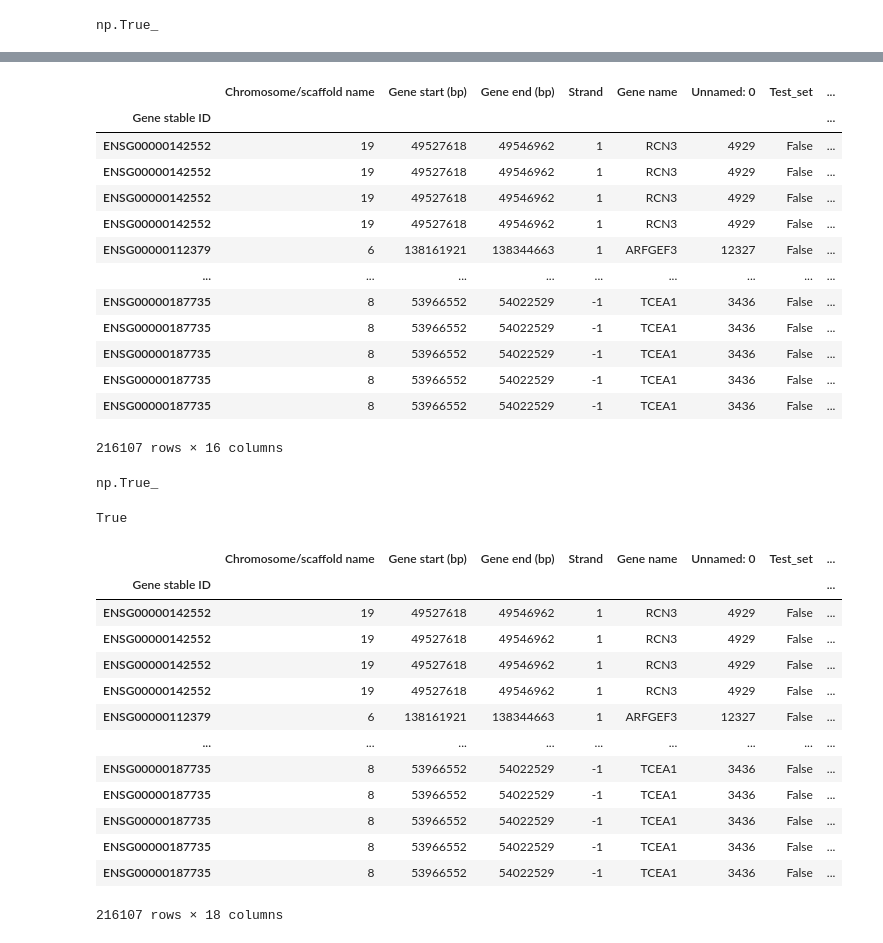
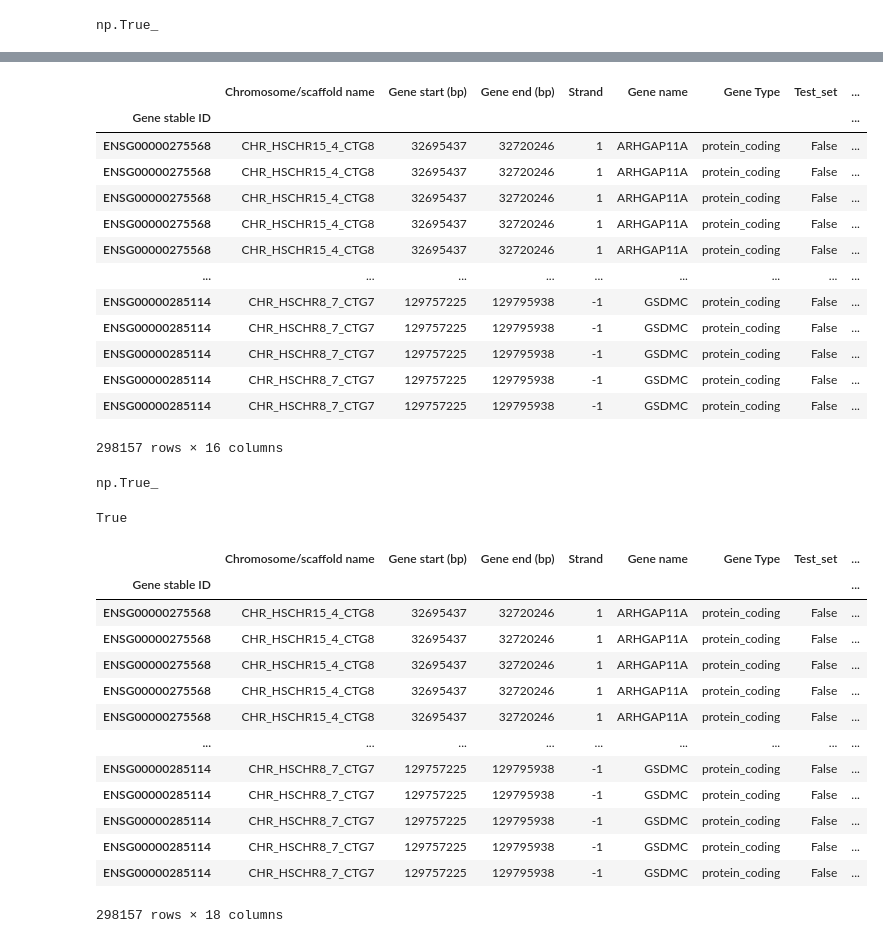
Before and after one commit to jackdesmarais/SAE_Hackathon, a Jupyter notebook: data/whole_genome/chunk_processing.ipynb, the cells around one changed output, grey strips where cells are left out. Saved outputs shown, nothing was run; the diff lists cells and outputs as text; code cells hidden in the pictures.

```diff
--- a/data/whole_genome/chunk_processing.ipynb
+++ b/data/whole_genome/chunk_processing.ipynb
@@ -5,7 +6,7 @@ import pandas as pd
 # %% [output]
 /grid/kinney/home/desmara/MPSA_pred/SOTA_models/head_interpretation/SAE_Hackathon/data/whole_genome
 # %%
-gene_split = pd.read_csv('./canonical_gene_split.csv', index_col=[0])
+gene_split = pd.read_csv('./gene_split.csv', index_col=[0])
 display(gene_split.head())
 gene_data = pd.read_csv('./gene_data.csv', index_col=[0])
 display(gene_data.head())
@@ -25,0 +44,3 @@ display(gene_data.head())
+# %%
+only_split_genes = gene_data[gene_data.index.isin(gene_split.gene)]
+only_split_genes
@@ -26,5 +95,5 @@ display(gene_data.head())
 # %%
-to_chunk = pd.merge(left=gene_data, right=gene_split, left_index=True, right_on='gene', how='inner')
+to_chunk = pd.merge(left=only_split_genes, right=gene_split, left_index=True, right_on='gene', how='inner')
 to_chunk.rename(columns={'gene': 'Gene stable ID'}, inplace=True)
 to_chunk.set_index('Gene stable ID', inplace=True)
 to_chunk
@@ -99,19 +168,19 @@ Length: 216107, dtype: int64
 # %%
-gene_chunks['AdjustedEnd'] = gene_chunks['ChunkEnd']+5000 - (gene_chunks['ChunkEnd']-gene_chunks['ChunkStart'])
+gene_chunks['AdjustedEnd'] = gene_chunks['ChunkEnd']+4999 - (gene_chunks['ChunkEnd']-gene_chunks['ChunkStart'])
 gene_chunks
 # %% [output]
-|  | Chromosome/scaffold name | Gene start (bp) | Gene end (bp) | Strand | Gene name | Unnamed: 0 | Test_set | ... |
+|  | Chromosome/scaffold name | Gene start (bp) | Gene end (bp) | Strand | Gene name | Gene Type | Test_set | ... |
 | Gene stable ID |  |  |  |  |  |  |  | ... |
-| ENSG00000142552 | 19 | 49527618 | 49546962 | 1 | RCN3 | 4929 | False | ... |
-| ENSG00000142552 | 19 | 49527618 | 49546962 | 1 | RCN3 | 4929 | False | ... |
-| ENSG00000142552 | 19 | 49527618 | 49546962 | 1 | RCN3 | 4929 | False | ... |
-| ENSG00000142552 | 19 | 49527618 | 49546962 | 1 | RCN3 | 4929 | False | ... |
-| ENSG00000112379 | 6 | 138161921 | 138344663 | 1 | ARFGEF3 | 12327 | False | ... |
+| ENSG00000275568 | CHR_HSCHR15_4_CTG8 | 32695437 | 32720246 | 1 | ARHGAP11A | protein_coding | False | ... |
+| ENSG00000275568 | CHR_HSCHR15_4_CTG8 | 32695437 | 32720246 | 1 | ARHGAP11A | protein_coding | False | ... |
+| ENSG00000275568 | CHR_HSCHR15_4_CTG8 | 32695437 | 32720246 | 1 | ARHGAP11A | protein_coding | False | ... |
+| ENSG00000275568 | CHR_HSCHR15_4_CTG8 | 32695437 | 32720246 | 1 | ARHGAP11A | protein_coding | False | ... |
+| ENSG00000275568 | CHR_HSCHR15_4_CTG8 | 32695437 | 32720246 | 1 | ARHGAP11A | protein_coding | False | ... |
 | ... | ... | ... | ... | ... | ... | ... | ... | ... |
-| ENSG00000187735 | 8 | 53966552 | 54022529 | -1 | TCEA1 | 3436 | False | ... |
-| ENSG00000187735 | 8 | 53966552 | 54022529 | -1 | TCEA1 | 3436 | False | ... |
-| ENSG00000187735 | 8 | 53966552 | 54022529 | -1 | TCEA1 | 3436 | False | ... |
-| ENSG00000187735 | 8 | 53966552 | 54022529 | -1 | TCEA1 | 3436 | False | ... |
-| ENSG00000187735 | 8 | 53966552 | 54022529 | -1 | TCEA1 | 3436 | False | ... |
+| ENSG00000285114 | CHR_HSCHR8_7_CTG7 | 129757225 | 129795938 | -1 | GSDMC | protein_coding | False | ... |
+| ENSG00000285114 | CHR_HSCHR8_7_CTG7 | 129757225 | 129795938 | -1 | GSDMC | protein_coding | False | ... |
+| ENSG00000285114 | CHR_HSCHR8_7_CTG7 | 129757225 | 129795938 | -1 | GSDMC | protein_coding | False | ... |
+| ENSG00000285114 | CHR_HSCHR8_7_CTG7 | 129757225 | 129795938 | -1 | GSDMC | protein_coding | False | ... |
+| ENSG00000285114 | CHR_HSCHR8_7_CTG7 | 129757225 | 129795938 | -1 | GSDMC | protein_coding | False | ... |
-216107 rows × 16 columns
+298157 rows × 16 columns
 # %%
@@ -121,22 +190,22 @@ np.True_
 # %%
 gene_chunks['FlankStart'] = gene_chunks['ChunkStart']-5000
 gene_chunks['FlankEnd'] = gene_chunks['AdjustedEnd']+5000
-print(((gene_chunks['FlankEnd']-gene_chunks['FlankStart'])==15000).all())
+print(((gene_chunks['FlankEnd']-gene_chunks['FlankStart'])==14999).all())
 gene_chunks
 # %% [output]
 True
-|  | Chromosome/scaffold name | Gene start (bp) | Gene end (bp) | Strand | Gene name | Unnamed: 0 | Test_set | ... |
+|  | Chromosome/scaffold name | Gene start (bp) | Gene end (bp) | Strand | Gene name | Gene Type | Test_set | ... |
 | Gene stable ID |  |  |  |  |  |  |  | ... |
-| ENSG00000142552 | 19 | 49527618 | 49546962 | 1 | RCN3 | 4929 | False | ... |
-| ENSG00000142552 | 19 | 49527618 | 49546962 | 1 | RCN3 | 4929 | False | ... |
-| ENSG00000142552 | 19 | 49527618 | 49546962 | 1 | RCN3 | 4929 | False | ... |
-| ENSG00000142552 | 19 | 49527618 | 49546962 | 1 | RCN3 | 4929 | False | ... |
-| ENSG00000112379 | 6 | 138161921 | 138344663 | 1 | ARFGEF3 | 12327 | False | ... |
+| ENSG00000275568 | CHR_HSCHR15_4_CTG8 | 32695437 | 32720246 | 1 | ARHGAP11A | protein_coding | False | ... |
+| ENSG00000275568 | CHR_HSCHR15_4_CTG8 | 32695437 | 32720246 | 1 | ARHGAP11A | protein_coding | False | ... |
+| ENSG00000275568 | CHR_HSCHR15_4_CTG8 | 32695437 | 32720246 | 1 | ARHGAP11A | protein_coding | False | ... |
+| ENSG00000275568 | CHR_HSCHR15_4_CTG8 | 32695437 | 32720246 | 1 | ARHGAP11A | protein_coding | False | ... |
+| ENSG00000275568 | CHR_HSCHR15_4_CTG8 | 32695437 | 32720246 | 1 | ARHGAP11A | protein_coding | False | ... |
 | ... | ... | ... | ... | ... | ... | ... | ... | ... |
-| ENSG00000187735 | 8 | 53966552 | 54022529 | -1 | TCEA1 | 3436 | False | ... |
-| ENSG00000187735 | 8 | 53966552 | 54022529 | -1 | TCEA1 | 3436 | False | ... |
-| ENSG00000187735 | 8 | 53966552 | 54022529 | -1 | TCEA1 | 3436 | False | ... |
-| ENSG00000187735 | 8 | 53966552 | 54022529 | -1 | TCEA1 | 3436 | False | ... |
-| ENSG00000187735 | 8 | 53966552 | 54022529 | -1 | TCEA1 | 3436 | False | ... |
+| ENSG00000285114 | CHR_HSCHR8_7_CTG7 | 129757225 | 129795938 | -1 | GSDMC | protein_coding | False | ... |
+| ENSG00000285114 | CHR_HSCHR8_7_CTG7 | 129757225 | 129795938 | -1 | GSDMC | protein_coding | False | ... |
+| ENSG00000285114 | CHR_HSCHR8_7_CTG7 | 129757225 | 129795938 | -1 | GSDMC | protein_coding | False | ... |
+| ENSG00000285114 | CHR_HSCHR8_7_CTG7 | 129757225 | 129795938 | -1 | GSDMC | protein_coding | False | ... |
+| ENSG00000285114 | CHR_HSCHR8_7_CTG7 | 129757225 | 129795938 | -1 | GSDMC | protein_coding | False | ... |
-216107 rows × 18 columns
+298157 rows × 18 columns
 # %%
```
Also changed, not shown: parts of 16 cells of this notebook.
